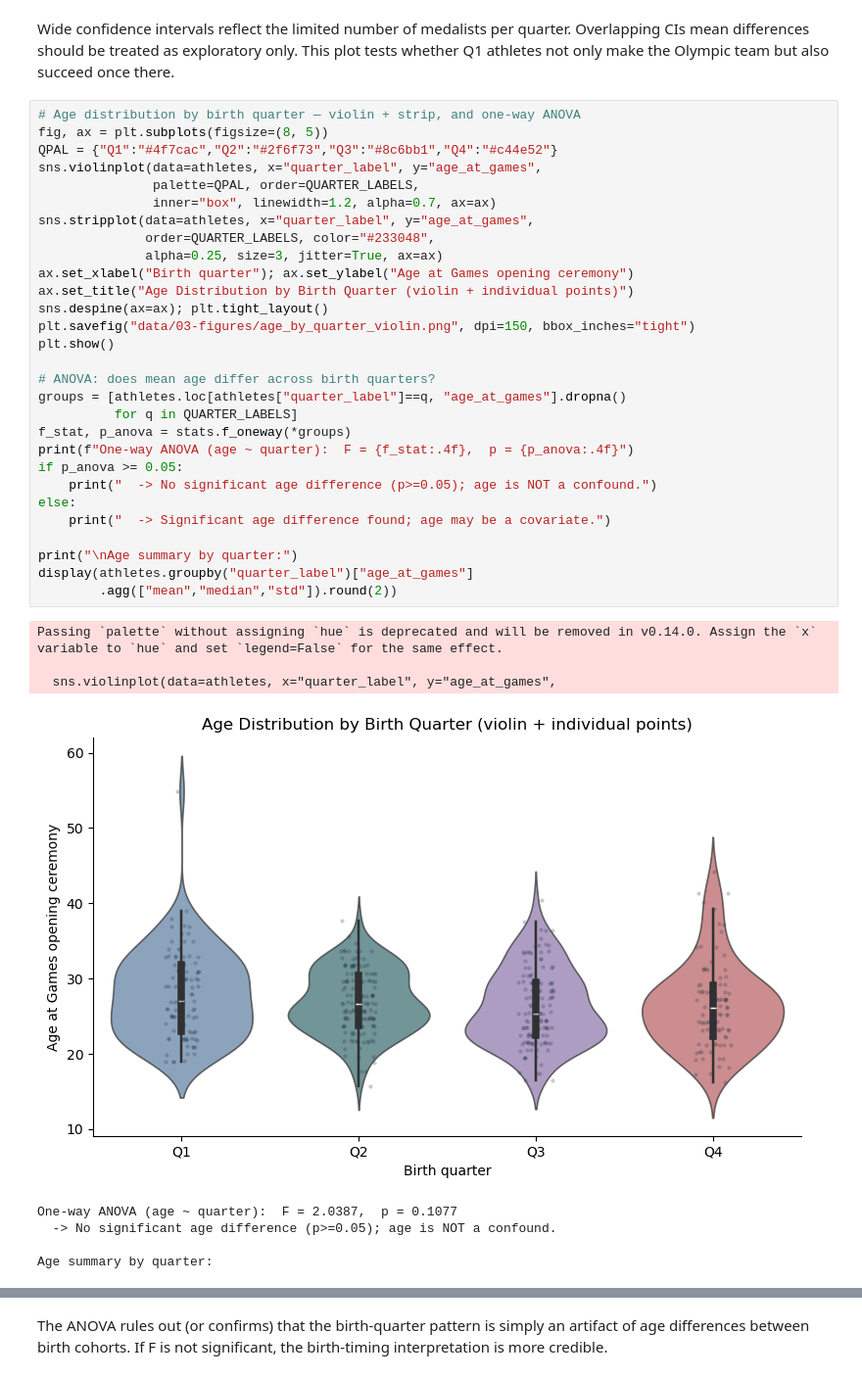
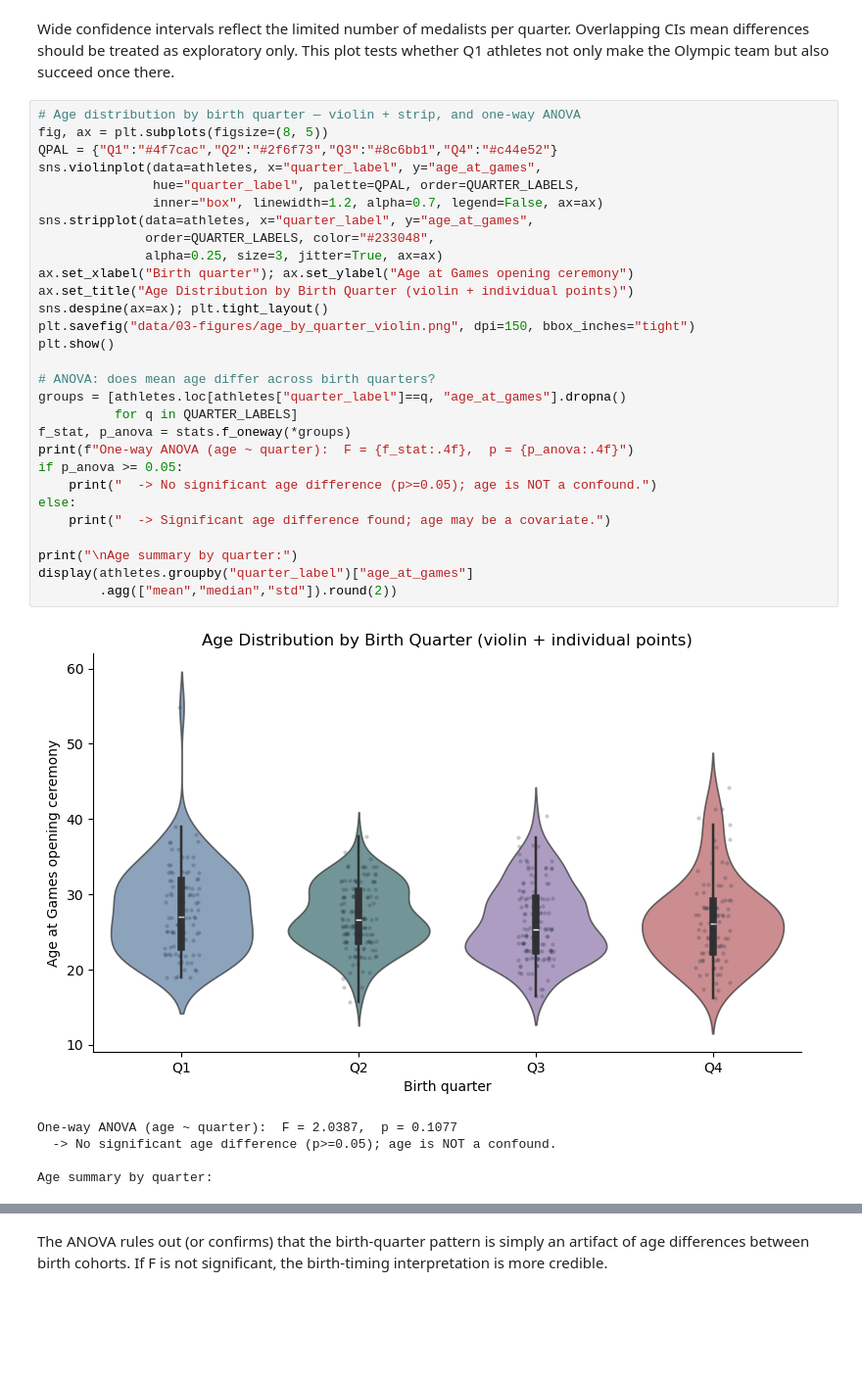
Before and after one commit to COGS108/Group-SP26-092, a Jupyter notebook: 02-EDACheckpoint.ipynb, the cells around one changed output, grey strips where cells are left out. Shown at 98% size. Drawn from its saved outputs; the diff is of its cells as text; blank space fills up the shorter version.

```diff
--- a/02-EDACheckpoint.ipynb
+++ b/02-EDACheckpoint.ipynb
@@ -1631,41 +1631,38 @@ Wide confidence intervals reflect the limited number of medalists per quarter. O
 # %%
 # Age distribution by birth quarter — violin + strip, and one-way ANOVA
 fig, ax = plt.subplots(figsize=(8, 5))
 QPAL = {"Q1":"#4f7cac","Q2":"#2f6f73","Q3":"#8c6bb1","Q4":"#c44e52"}
 sns.violinplot(data=athletes, x="quarter_label", y="age_at_games",
-               palette=QPAL, order=QUARTER_LABELS,
-               inner="box", linewidth=1.2, alpha=0.7, ax=ax)
+               hue="quarter_label", palette=QPAL, order=QUARTER_LABELS,
+               inner="box", linewidth=1.2, alpha=0.7, legend=False, ax=ax)
 sns.stripplot(data=athletes, x="quarter_label", y="age_at_games",
               order=QUARTER_LABELS, color="#233048",
               alpha=0.25, size=3, jitter=True, ax=ax)
 ax.set_xlabel("Birth quarter"); ax.set_ylabel("Age at Games opening ceremony")
 ax.set_title("Age Distribution by Birth Quarter (violin + individual points)")
 sns.despine(ax=ax); plt.tight_layout()
 plt.savefig("data/03-figures/age_by_quarter_violin.png", dpi=150, bbox_inches="tight")
 plt.show()
 
 # ANOVA: does mean age differ across birth quarters?
 groups = [athletes.loc[athletes["quarter_label"]==q, "age_at_games"].dropna()
           for q in QUARTER_LABELS]
 f_stat, p_anova = stats.f_oneway(*groups)
 print(f"One-way ANOVA (age ~ quarter):  F = {f_stat:.4f},  p = {p_anova:.4f}")
 if p_anova >= 0.05:
     print("  -> No significant age difference (p>=0.05); age is NOT a confound.")
 else:
     print("  -> Significant age difference found; age may be a covariate.")
 
 print("\nAge summary by quarter:")
 display(athletes.groupby("quarter_label")["age_at_games"]
         .agg(["mean","median","std"]).round(2))
 # %% [output]
+[figure, new version]
-Passing `palette` without assigning `hue` is deprecated and will be removed in v0.14.0. Assign the `x` variable to `hue` and set `legend=False` for the same effect.
+One-way ANOVA (age ~ quarter):  F = 2.0387,  p = 0.1077
+  -> No significant age difference (p>=0.05); age is NOT a confound.
 
-  sns.violinplot(data=athletes, x="quarter_label", y="age_at_games",
+Age summary by quarter:
-[figure, old version]
-One-way ANOVA (age ~ quarter):  F = 2.0387,  p = 0.1077
-  -> No significant age difference (p>=0.05); age is NOT a confound.
-
-Age summary by quarter:
 |  | mean | median | std |
 | quarter_label |  |  |  |
 | Q1 | 27.87 | 27.07 | 5.86 |
```
Also changed, not shown: parts of 2 cells of this notebook, 1 other file.
